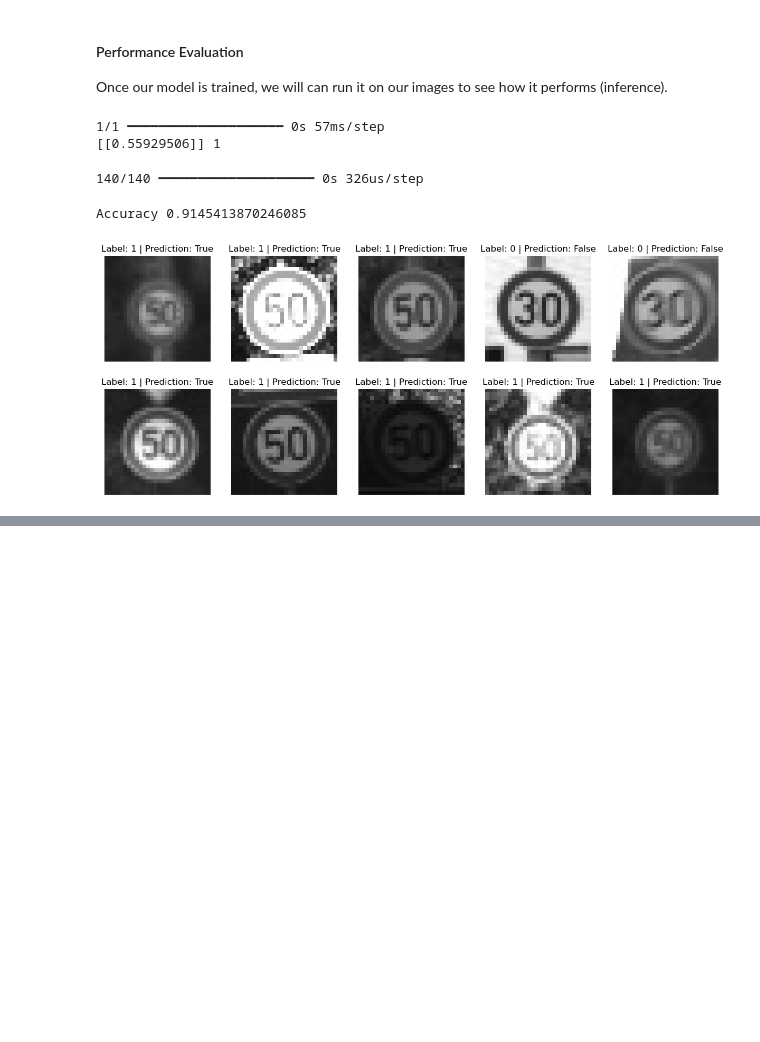
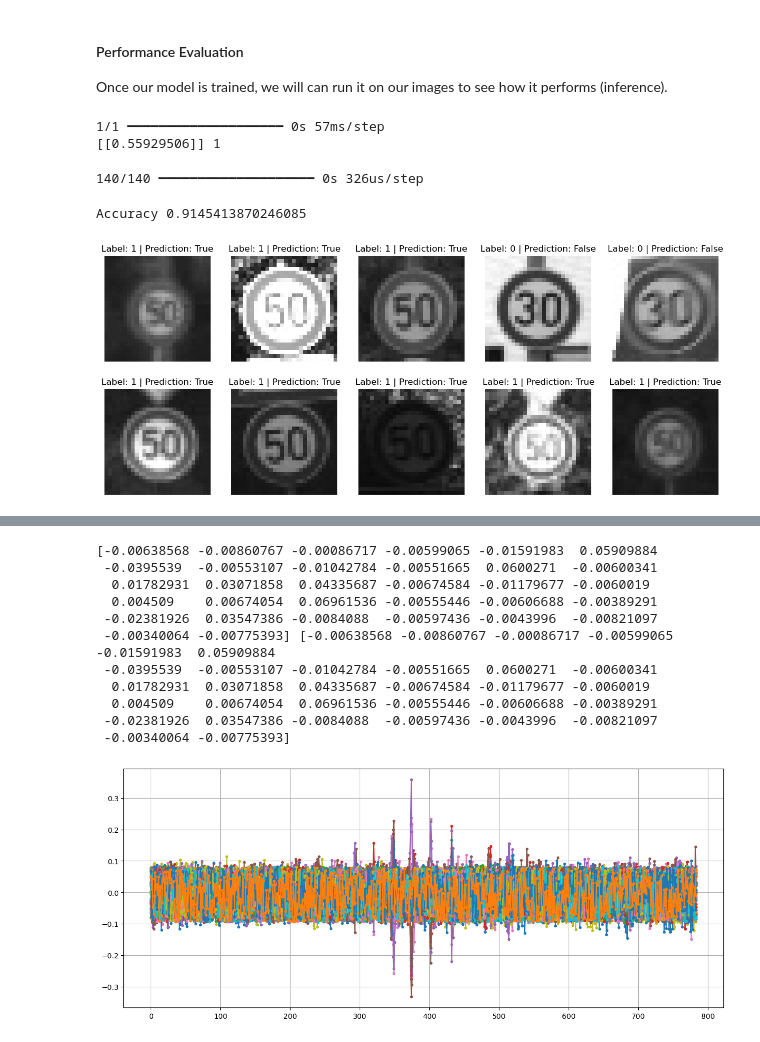
Before and after one commit to VitoFromEarth/computer_vision, a Jupyter notebook: lesson_12/homework/neuro_net_1/sample.ipynb, the cells around one changed output, grey strips where cells are left out. Cells and saved outputs as stored; diff of their text form; code cells hidden in the pictures; blank space fills up the shorter version.

```diff
--- a/lesson_12/homework/neuro_net_1/sample.ipynb
+++ b/lesson_12/homework/neuro_net_1/sample.ipynb
@@ -351,3 +374,20 @@ plt.xlabel('epoch'), plt.ylabel('loss')
+# %%
+# Let's also have a looks at the learnt weights
+plt.plot(model.layers[1].weights[0].numpy(), '.-'), plt.grid(True)
+print(model.layers[1].weights[1].numpy(), model.layers[1].bias.numpy())
+# %% [output]
+[-0.00638568 -0.00860767 -0.00086717 -0.00599065 -0.01591983  0.05909884
+ -0.0395539  -0.00553107 -0.01042784 -0.00551665  0.0600271  -0.00600341
+  0.01782931  0.03071858  0.04335687 -0.00674584 -0.01179677 -0.0060019
+  0.004509    0.00674054  0.06961536 -0.00555446 -0.00606688 -0.00389291
+ -0.02381926  0.03547386 -0.0084088  -0.00597436 -0.0043996  -0.00821097
+ -0.00340064 -0.00775393] [-0.00638568 -0.00860767 -0.00086717 -0.00599065 -0.01591983  0.05909884
+ -0.0395539  -0.00553107 -0.01042784 -0.00551665  0.0600271  -0.00600341
+  0.01782931  0.03071858  0.04335687 -0.00674584 -0.01179677 -0.0060019
+  0.004509    0.00674054  0.06961536 -0.00555446 -0.00606688 -0.00389291
+ -0.02381926  0.03547386 -0.0084088  -0.00597436 -0.0043996  -0.00821097
+ -0.00340064 -0.00775393]
+[figure, added]
 # %%
 predictions2 = model.predict(pixels).squeeze()
 predictions2 = predictions2 > 0.5
```
Also changed, not shown: parts of 13 cells of this notebook, 1 other file.
